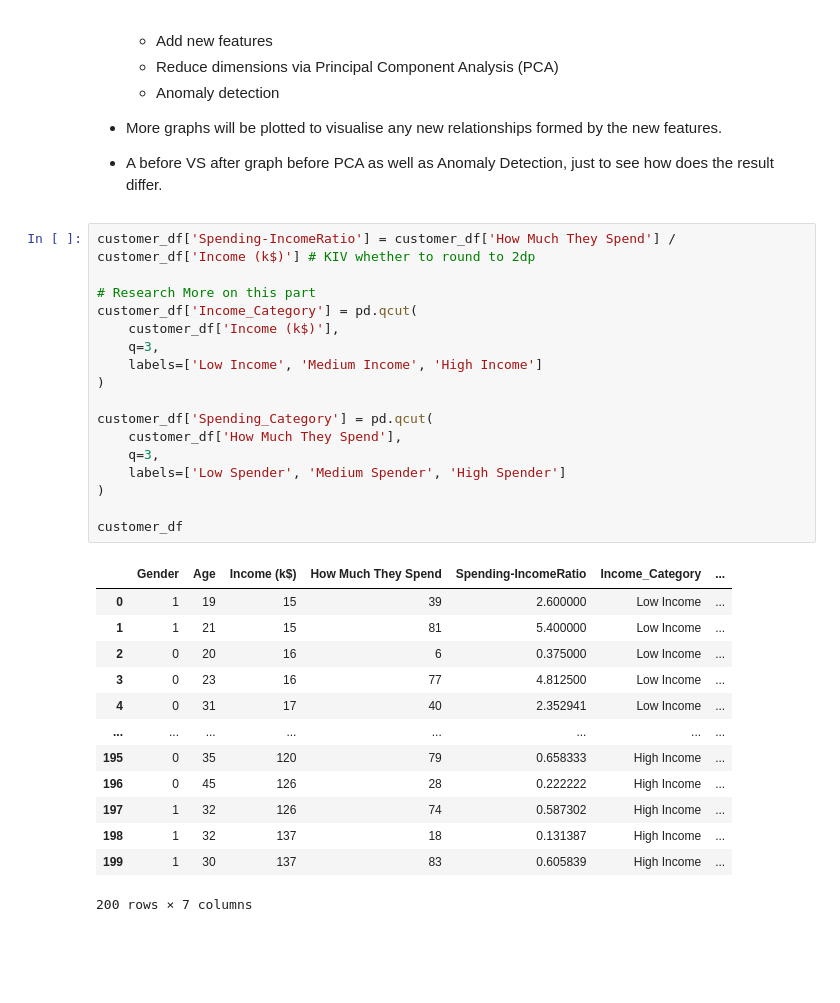
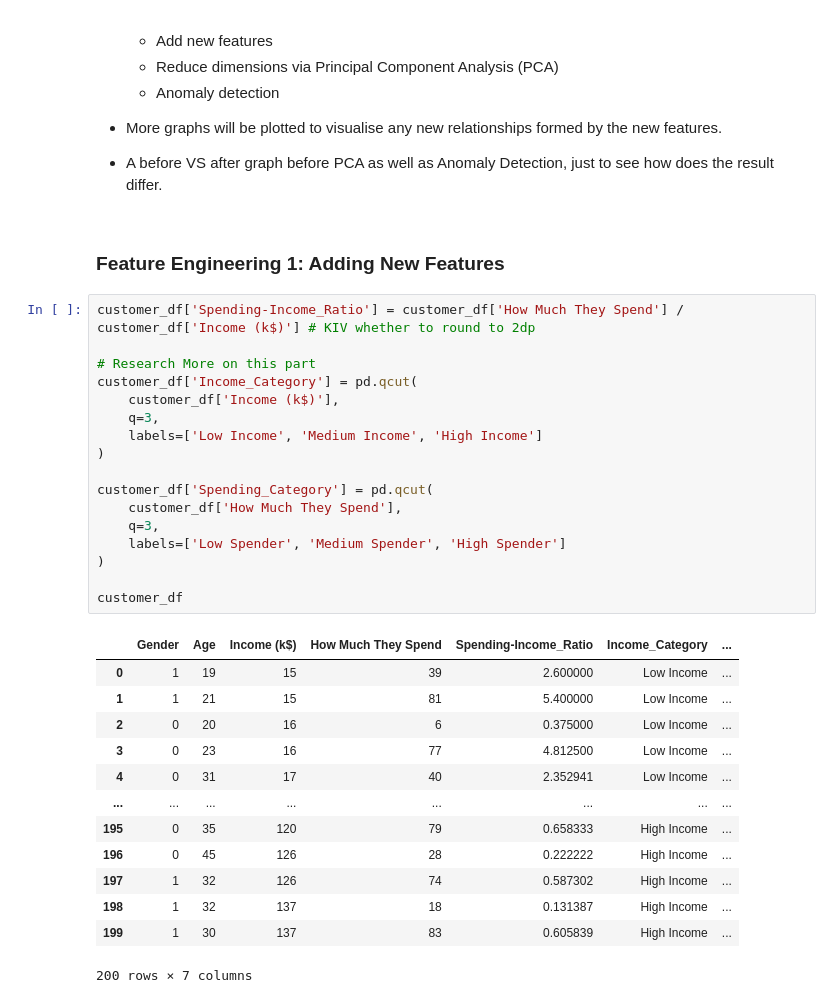
Before and after one commit to Cayden08/AIML, a Jupyter notebook: CA2/p2510893_CA2_PartA_Cayden.ipynb, the cells around one changed output. Cells and saved outputs as stored; diff of their text form; blank space fills up the shorter version.

```diff
--- a/CA2/p2510893_CA2_PartA_Cayden.ipynb
+++ b/CA2/p2510893_CA2_PartA_Cayden.ipynb
@@ -388,25 +389,27 @@ New shape of DataFrame:  (200, 4)
 
 - More graphs will be plotted to visualise any new relationships formed by the new features.
 - A before VS after graph before PCA as well as Anomaly Detection, just to see how does the result differ.
+# %% [markdown]
+### **Feature Engineering 1:** Adding New Features
 # %%
-customer_df['Spending-IncomeRatio'] = customer_df['How Much They Spend'] / customer_df['Income (k$)'] # KIV whether to round to 2dp
+customer_df['Spending-Income_Ratio'] = customer_df['How Much They Spend'] / customer_df['Income (k$)'] # KIV whether to round to 2dp
 
 # Research More on this part
 customer_df['Income_Category'] = pd.qcut(
     customer_df['Income (k$)'],
     q=3,
     labels=['Low Income', 'Medium Income', 'High Income']
 )
 
 customer_df['Spending_Category'] = pd.qcut(
     customer_df['How Much They Spend'],
     q=3,
     labels=['Low Spender', 'Medium Spender', 'High Spender']
 )
 
 customer_df
 # %% [output]
-|  | Gender | Age | Income (k$) | How Much They Spend | Spending-IncomeRatio | Income_Category | ... |
+|  | Gender | Age | Income (k$) | How Much They Spend | Spending-Income_Ratio | Income_Category | ... |
 | 0 | 1 | 19 | 15 | 39 | 2.600000 | Low Income | ... |
 | 1 | 1 | 21 | 15 | 81 | 5.400000 | Low Income | ... |
 | 2 | 0 | 20 | 16 | 6 | 0.375000 | Low Income | ... |
```
Also changed, not shown: parts of 10 cells of this notebook.
